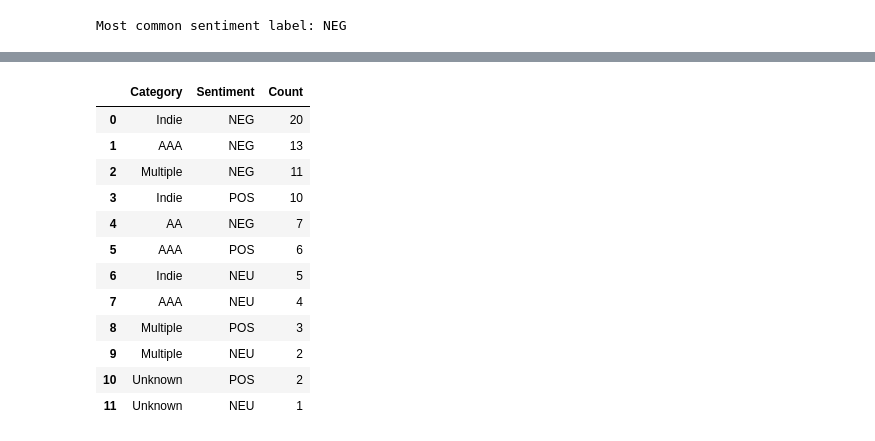
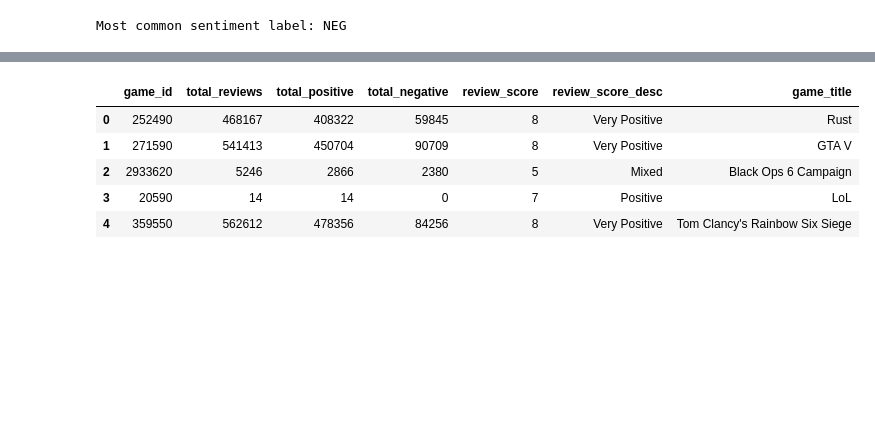
Before and after one commit to evanp28/is310-final-project, a Jupyter notebook: steam_reviews.ipynb, the cells around one changed output, grey strips where cells are left out. Saved outputs shown, nothing was run; the diff lists cells and outputs as text; code cells hidden in the pictures; blank space fills up the shorter version.

```diff
--- a/steam_reviews.ipynb
+++ b/steam_reviews.ipynb
@@ -341,16 +302,13 @@ plt.show()
-# %%
-combined_counts
-# %% [output]
-|  | Category | Sentiment | Count |
-| 0 | Indie | NEG | 20 |
-| 1 | AAA | NEG | 13 |
-| 2 | Multiple | NEG | 11 |
-| 3 | Indie | POS | 10 |
-| 4 | AA | NEG | 7 |
-| 5 | AAA | POS | 6 |
-| 6 | Indie | NEU | 5 |
-| 7 | AAA | NEU | 4 |
-| 8 | Multiple | POS | 3 |
-| 9 | Multiple | NEU | 2 |
-| 10 | Unknown | POS | 2 |
-| 11 | Unknown | NEU | 1 |
+# %%
+reviews_df.rename(columns={'appid': 'game_id'}, inplace=True)
+unique_game_titles = reviews_df[['game_id', 'game_title']].drop_duplicates()
+sum_reviews_df = pd.merge(summaries_df, unique_game_titles, on='game_id', how='left')
+sum_reviews_df.to_csv('sum_reviews_df.csv', index=False)
+sum_reviews_df.head()
+# %% [output]
+|  | game_id | total_reviews | total_positive | total_negative | review_score | review_score_desc | game_title |
+| 0 | 252490 | 468167 | 408322 | 59845 | 8 | Very Positive | Rust |
+| 1 | 271590 | 541413 | 450704 | 90709 | 8 | Very Positive | GTA V |
+| 2 | 2933620 | 5246 | 2866 | 2380 | 5 | Mixed | Black Ops 6 Campaign |
+| 3 | 20590 | 14 | 14 | 0 | 7 | Positive | LoL |
+| 4 | 359550 | 562612 | 478356 | 84256 | 8 | Very Positive | Tom Clancy's Rainbow Six Siege |
```
Also changed, not shown: parts of 7 cells of this notebook.
